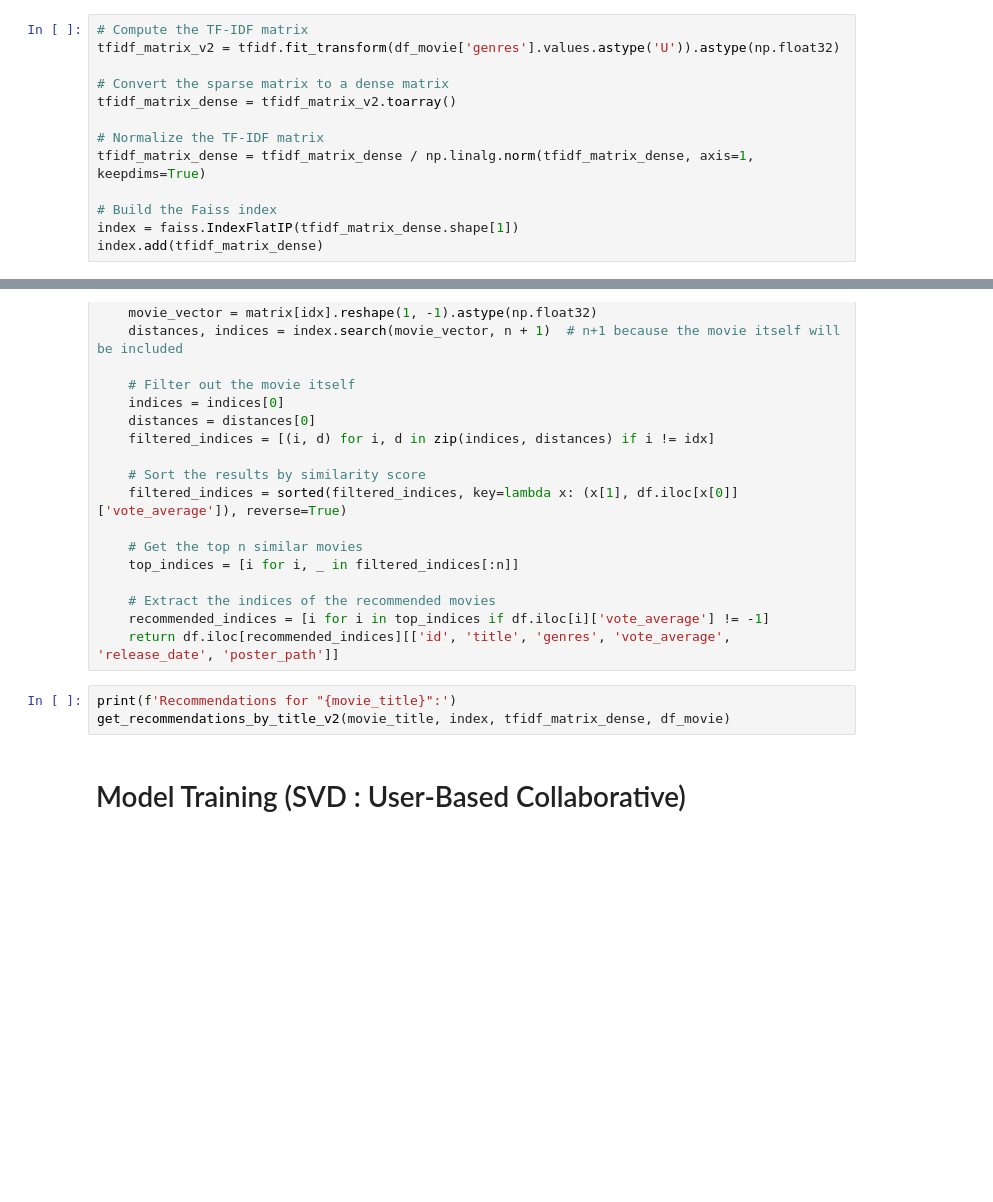
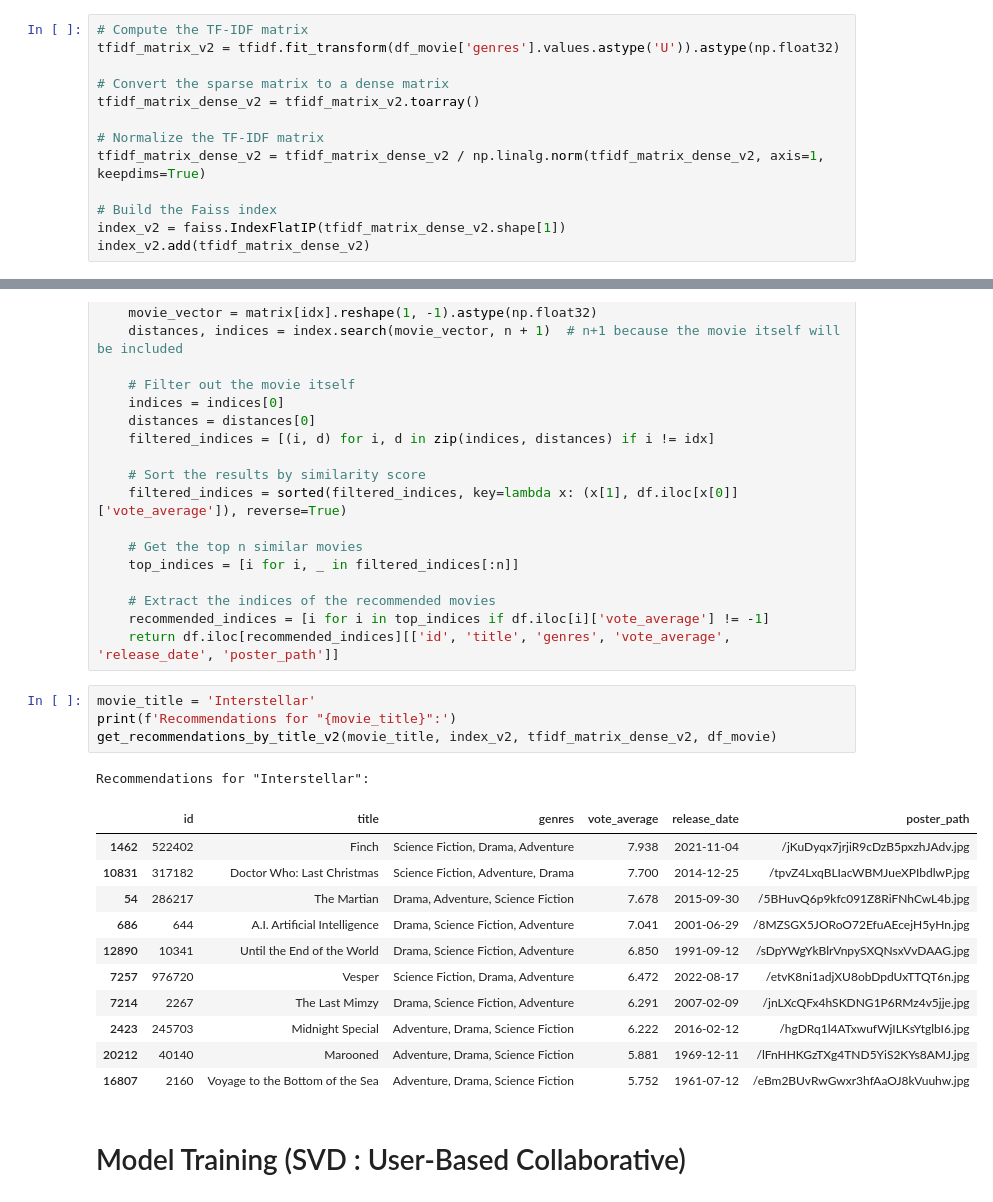
Before and after one commit to SStepz/TheWatcher, a Jupyter notebook: Recommendations/MovieRS.ipynb, the cells around one changed output, grey strips where cells are left out. Drawn from its saved outputs; the diff is of its cells as text; blank space fills up the shorter version.

```diff
--- a/Recommendations/MovieRS.ipynb
+++ b/Recommendations/MovieRS.ipynb
@@ -227,14 +227,14 @@ get_recommendations_by_title_v1(movie_title, tfidf_matrix_sparse, df_movie)
 tfidf_matrix_v2 = tfidf.fit_transform(df_movie['genres'].values.astype('U')).astype(np.float32)
 
 # Convert the sparse matrix to a dense matrix
-tfidf_matrix_dense = tfidf_matrix_v2.toarray()
+tfidf_matrix_dense_v2 = tfidf_matrix_v2.toarray()
 
 # Normalize the TF-IDF matrix
-tfidf_matrix_dense = tfidf_matrix_dense / np.linalg.norm(tfidf_matrix_dense, axis=1, keepdims=True)
+tfidf_matrix_dense_v2 = tfidf_matrix_dense_v2 / np.linalg.norm(tfidf_matrix_dense_v2, axis=1, keepdims=True)
 
 # Build the Faiss index
-index = faiss.IndexFlatIP(tfidf_matrix_dense.shape[1])
-index.add(tfidf_matrix_dense)
+index_v2 = faiss.IndexFlatIP(tfidf_matrix_dense_v2.shape[1])
+index_v2.add(tfidf_matrix_dense_v2)
 # %% [markdown]
 # Content-Based Recommendation V2
 # %%
@@ -262,8 +262,22 @@ def get_recommendations_by_title_v2(title, index, matrix, df, n=10):
     recommended_indices = [i for i in top_indices if df.iloc[i]['vote_average'] != -1]
     return df.iloc[recommended_indices][['id', 'title', 'genres', 'vote_average', 'release_date', 'poster_path']]
 # %%
+movie_title = 'Interstellar'
 print(f'Recommendations for "{movie_title}":')
-get_recommendations_by_title_v2(movie_title, index, tfidf_matrix_dense, df_movie)
+get_recommendations_by_title_v2(movie_title, index_v2, tfidf_matrix_dense_v2, df_movie)
+# %% [output]
+Recommendations for "Interstellar":
+|  | id | title | genres | vote_average | release_date | poster_path |
+| 1462 | 522402 | Finch | Science Fiction, Drama, Adventure | 7.938 | 2021-11-04 | /jKuDyqx7jrjiR9cDzB5pxzhJAdv.jpg |
+| 10831 | 317182 | Doctor Who: Last Christmas | Science Fiction, Adventure, Drama | 7.700 | 2014-12-25 | /tpvZ4LxqBLIacWBMJueXPIbdlwP.jpg |
+| 54 | 286217 | The Martian | Drama, Adventure, Science Fiction | 7.678 | 2015-09-30 | /5BHuvQ6p9kfc091Z8RiFNhCwL4b.jpg |
+| 686 | 644 | A.I. Artificial Intelligence | Drama, Science Fiction, Adventure | 7.041 | 2001-06-29 | /8MZSGX5JORoO72EfuAEcejH5yHn.jpg |
+| 12890 | 10341 | Until the End of the World | Drama, Science Fiction, Adventure | 6.850 | 1991-09-12 | /sDpYWgYkBlrVnpySXQNsxVvDAAG.jpg |
+| 7257 | 976720 | Vesper | Science Fiction, Drama, Adventure | 6.472 | 2022-08-17 | /etvK8ni1adjXU8obDpdUxTTQT6n.jpg |
+| 7214 | 2267 | The Last Mimzy | Drama, Science Fiction, Adventure | 6.291 | 2007-02-09 | /jnLXcQFx4hSKDNG1P6RMz4v5jje.jpg |
+| 2423 | 245703 | Midnight Special | Adventure, Drama, Science Fiction | 6.222 | 2016-02-12 | /hgDRq1l4ATxwufWjILKsYtglbI6.jpg |
+| 20212 | 40140 | Marooned | Adventure, Drama, Science Fiction | 5.881 | 1969-12-11 | /lFnHHKGzTXg4TND5YiS2KYs8AMJ.jpg |
+| 16807 | 2160 | Voyage to the Bottom of the Sea | Adventure, Drama, Science Fiction | 5.752 | 1961-07-12 | /eBm2BUvRwGwxr3hfAaOJ8kVuuhw.jpg |
 # %% [markdown]
 # Model Training (SVD : User-Based Collaborative)
 # %%
```
Also changed, not shown: parts of 4 cells of this notebook, 5 other files.
